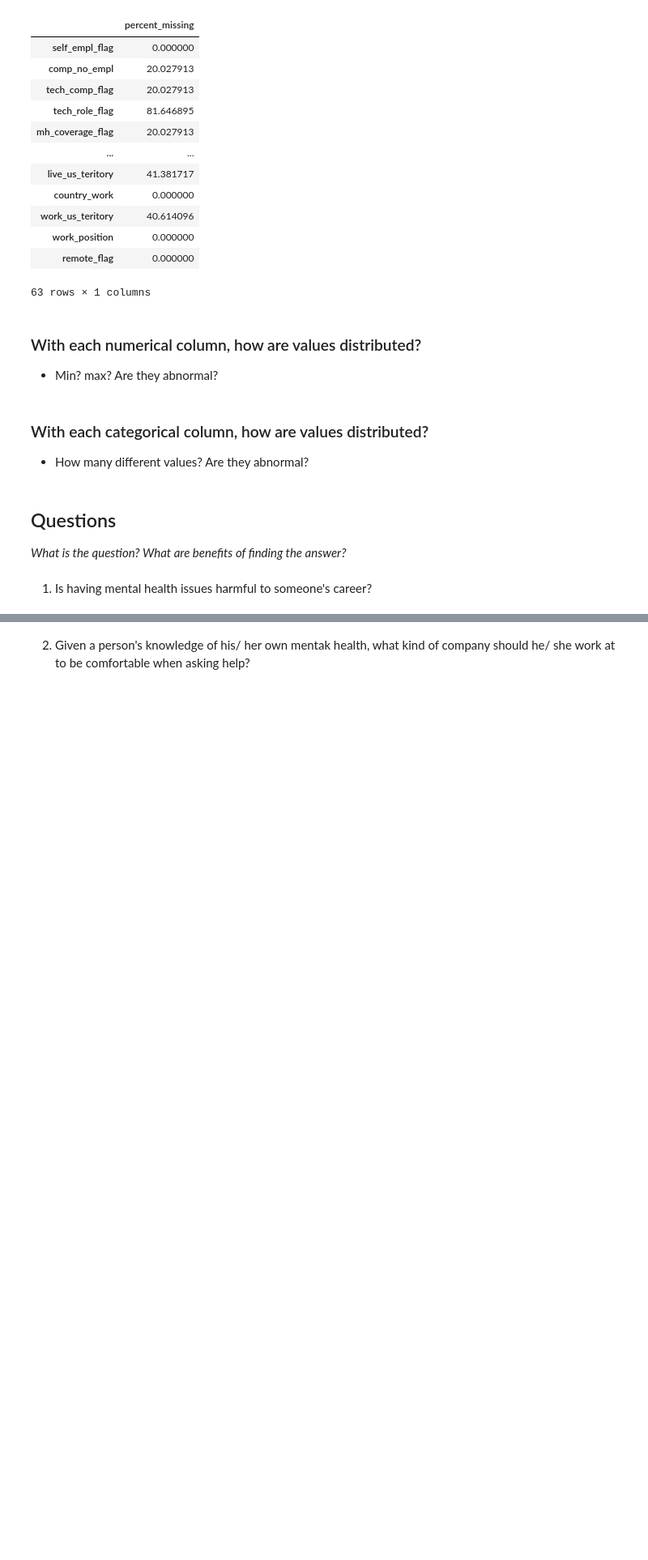
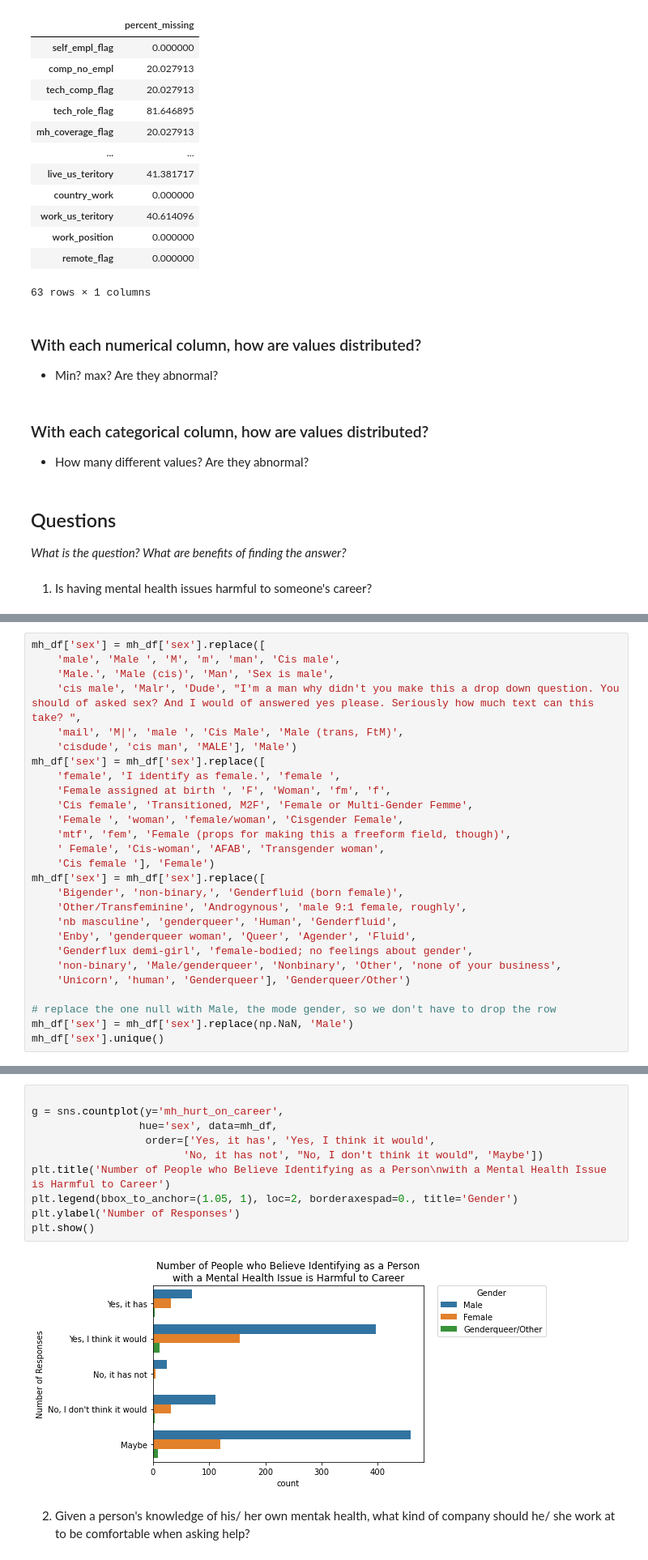
Before and after one commit to HMy2912/P4DS-FinalProj, a Jupyter notebook: Untitled.ipynb, the cells around one changed output, grey strips where cells are left out. Shown at 81% size. Drawn from its saved outputs; the diff is of its cells as text; blank space fills up the shorter version.

```diff
--- a/Untitled.ipynb
+++ b/Untitled.ipynb
@@ -181,0 +184,27 @@ missing_value_df
+# %%
+mh_df['sex'] = mh_df['sex'].replace([
+    'male', 'Male ', 'M', 'm', 'man', 'Cis male',
+    'Male.', 'Male (cis)', 'Man', 'Sex is male',
+    'cis male', 'Malr', 'Dude', "I'm a man why didn't you make this a drop down question. You should of asked sex? And I would of answered yes please. Seriously how much text can this take? ",
+    'mail', 'M|', 'male ', 'Cis Male', 'Male (trans, FtM)',
+    'cisdude', 'cis man', 'MALE'], 'Male')
+mh_df['sex'] = mh_df['sex'].replace([
+    'female', 'I identify as female.', 'female ',
+    'Female assigned at birth ', 'F', 'Woman', 'fm', 'f',
+    'Cis female', 'Transitioned, M2F', 'Female or Multi-Gender Femme',
+    'Female ', 'woman', 'female/woman', 'Cisgender Female',
+    'mtf', 'fem', 'Female (props for making this a freeform field, though)',
+    ' Female', 'Cis-woman', 'AFAB', 'Transgender woman',
+    'Cis female '], 'Female')
+mh_df['sex'] = mh_df['sex'].replace([
+    'Bigender', 'non-binary,', 'Genderfluid (born female)',
+    'Other/Transfeminine', 'Androgynous', 'male 9:1 female, roughly',
+    'nb masculine', 'genderqueer', 'Human', 'Genderfluid',
+    'Enby', 'genderqueer woman', 'Queer', 'Agender', 'Fluid',
+    'Genderflux demi-girl', 'female-bodied; no feelings about gender',
+    'non-binary', 'Male/genderqueer', 'Nonbinary', 'Other', 'none of your business',
+    'Unicorn', 'human', 'Genderqueer'], 'Genderqueer/Other')
+
+# replace the one null with Male, the mode gender, so we don't have to drop the row
+mh_df['sex'] = mh_df['sex'].replace(np.NaN, 'Male')
+mh_df['sex'].unique()
@@ -182,2 +217,14 @@ missing_value_df
+# %%
+
+g = sns.countplot(y='mh_hurt_on_career',
+                 hue='sex', data=mh_df,
+                  order=['Yes, it has', 'Yes, I think it would',
+                        'No, it has not', "No, I don't think it would", 'Maybe'])
+plt.title('Number of People who Believe Identifying as a Person\nwith a Mental Health Issue is Harmful to Career')
+plt.legend(bbox_to_anchor=(1.05, 1), loc=2, borderaxespad=0., title='Gender')
+plt.ylabel('Number of Responses')
+plt.show()
+# %% [output]
+[figure, added]
 # %% [markdown]
 2. Given a person's knowledge of his/ her own mentak health, what kind of company should he/ she work at to be comfortable when asking help?
```
Also changed, not shown: parts of 8 cells of this notebook.
